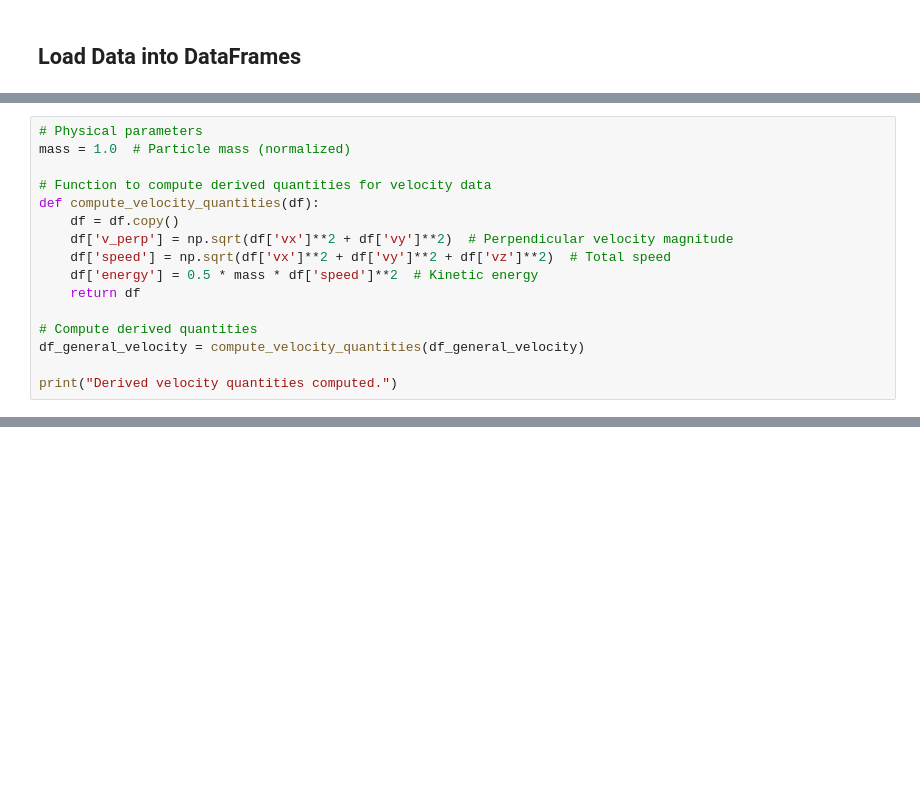
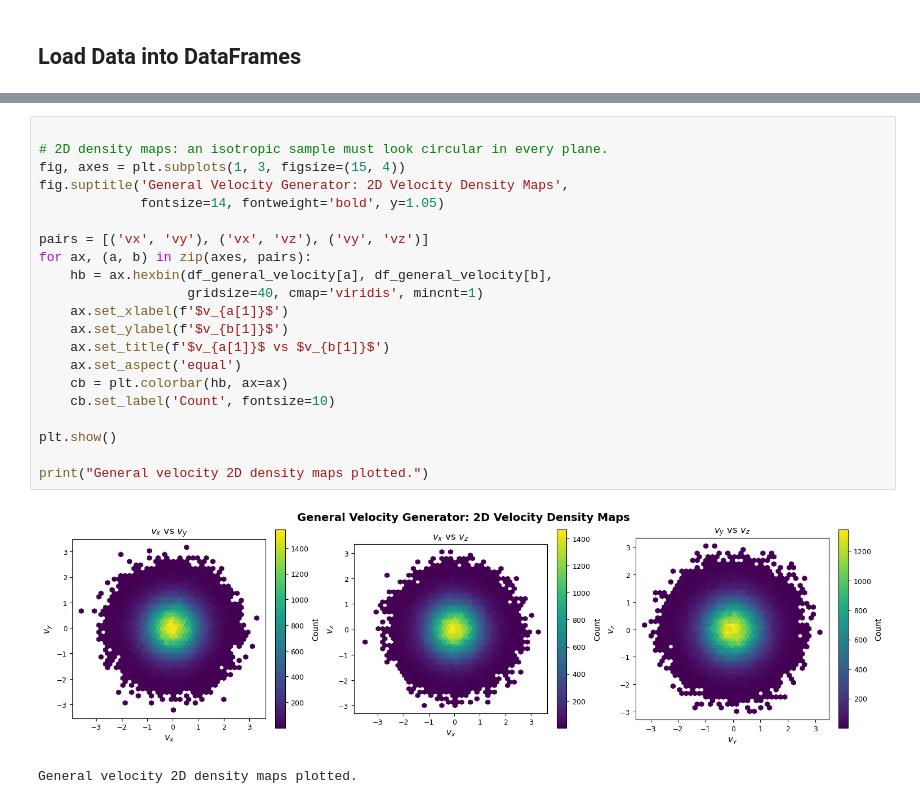
Before and after one commit to KehengZhu/bi-kappa-distribution-sampling, a Jupyter notebook: python/visualize_samples.ipynb, the cells around one changed output, grey strips where cells are left out. Cells and saved outputs as stored; diff of their text form; blank space fills up the shorter version.

```diff
--- a/python/visualize_samples.ipynb
+++ b/python/visualize_samples.ipynb
@@ -64,16 +99,0 @@ General Velocity Generator:
-# %%
-# Physical parameters
-mass = 1.0  # Particle mass (normalized)
-
-# Function to compute derived quantities for velocity data
-def compute_velocity_quantities(df):
-    df = df.copy()
-    df['v_perp'] = np.sqrt(df['vx']**2 + df['vy']**2)  # Perpendicular velocity magnitude
-    df['speed'] = np.sqrt(df['vx']**2 + df['vy']**2 + df['vz']**2)  # Total speed
-    df['energy'] = 0.5 * mass * df['speed']**2  # Kinetic energy
-    return df
-
-# Compute derived quantities
-df_general_velocity = compute_velocity_quantities(df_general_velocity)
-
-print("Derived velocity quantities computed.")
@@ -136,0 +155,24 @@ General velocity 2D density maps plotted.
+# %%
+
+# 2D density maps: an isotropic sample must look circular in every plane.
+fig, axes = plt.subplots(1, 3, figsize=(15, 4))
+fig.suptitle('General Velocity Generator: 2D Velocity Density Maps',
+             fontsize=14, fontweight='bold', y=1.05)
+
+pairs = [('vx', 'vy'), ('vx', 'vz'), ('vy', 'vz')]
+for ax, (a, b) in zip(axes, pairs):
+    hb = ax.hexbin(df_general_velocity[a], df_general_velocity[b],
+                   gridsize=40, cmap='viridis', mincnt=1)
+    ax.set_xlabel(f'$v_{a[1]}$')
+    ax.set_ylabel(f'$v_{b[1]}$')
+    ax.set_title(f'$v_{a[1]}$ vs $v_{b[1]}$')
+    ax.set_aspect('equal')
+    cb = plt.colorbar(hb, ax=ax)
+    cb.set_label('Count', fontsize=10)
+
+plt.show()
+
+print("General velocity 2D density maps plotted.")
+# %% [output]
+[figure, added]
+General velocity 2D density maps plotted.
```
Also changed, not shown: parts of 27 cells of this notebook, 5 other files.
